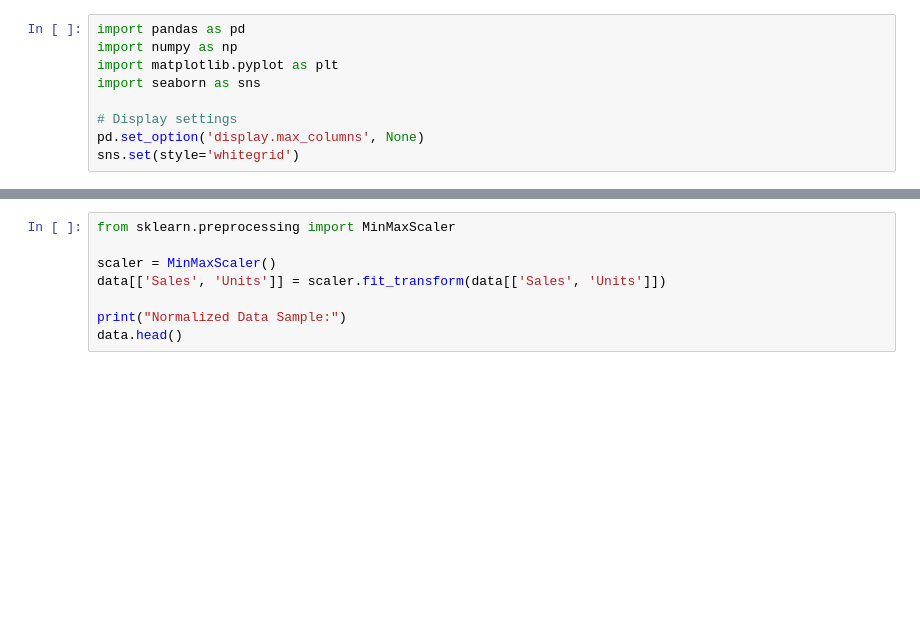
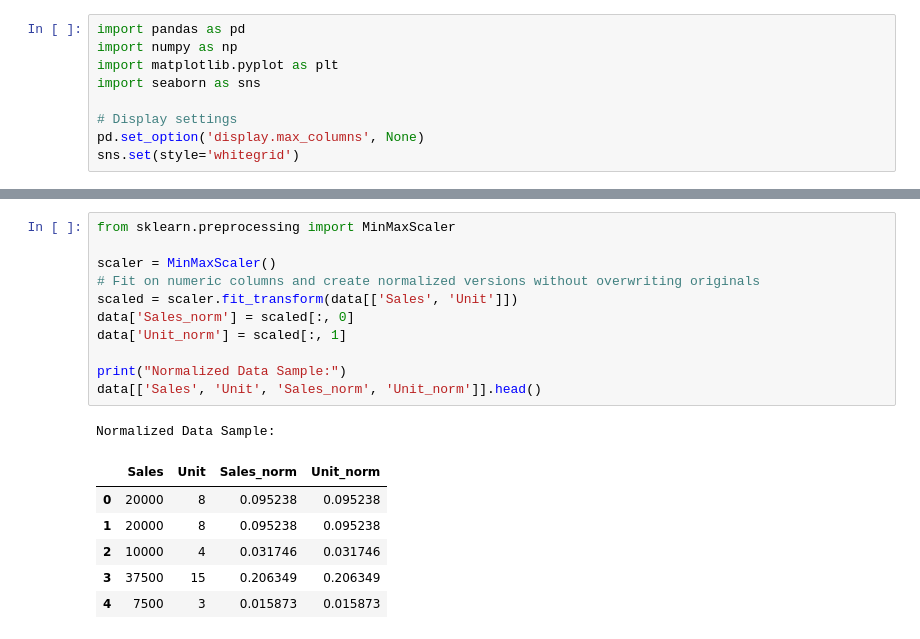
Before and after one commit to rohit1682/DataScience-simplilearn, a Jupyter notebook: 3. Applied Data Science with Python [Core]/CourseEnd-Project/Sales-Analysis/sales_analysis.ipynb, the cells around one changed output, grey strips where cells are left out. Cells and saved outputs as stored; diff of their text form; blank space fills up the shorter version.

```diff
--- a/3. Applied Data Science with Python [Core]/CourseEnd-Project/Sales-Analysis/sales_analysis.ipynb
+++ b/3. Applied Data Science with Python [Core]/CourseEnd-Project/Sales-Analysis/sales_analysis.ipynb
@@ -38,11 +66,22 @@ data.reset_index(drop=True, inplace=True)
 # %%
 from sklearn.preprocessing import MinMaxScaler
 
 scaler = MinMaxScaler()
-data[['Sales', 'Units']] = scaler.fit_transform(data[['Sales', 'Units']])
+# Fit on numeric columns and create normalized versions without overwriting originals
+scaled = scaler.fit_transform(data[['Sales', 'Unit']])
+data['Sales_norm'] = scaled[:, 0]
+data['Unit_norm'] = scaled[:, 1]
 
 print("Normalized Data Sample:")
-data.head()
+data[['Sales', 'Unit', 'Sales_norm', 'Unit_norm']].head()
+# %% [output]
+Normalized Data Sample:
+|  | Sales | Unit | Sales_norm | Unit_norm |
+| 0 | 20000 | 8 | 0.095238 | 0.095238 |
+| 1 | 20000 | 8 | 0.095238 | 0.095238 |
+| 2 | 10000 | 4 | 0.031746 | 0.031746 |
+| 3 | 37500 | 15 | 0.206349 | 0.206349 |
+| 4 | 7500 | 3 | 0.015873 | 0.015873 |
 # %%
 # Group by State and Customer Group
 state_sales = data.groupby('State')['Sales'].sum().sort_values(ascending=False)
```
Also changed, not shown: parts of 10 cells of this notebook.
